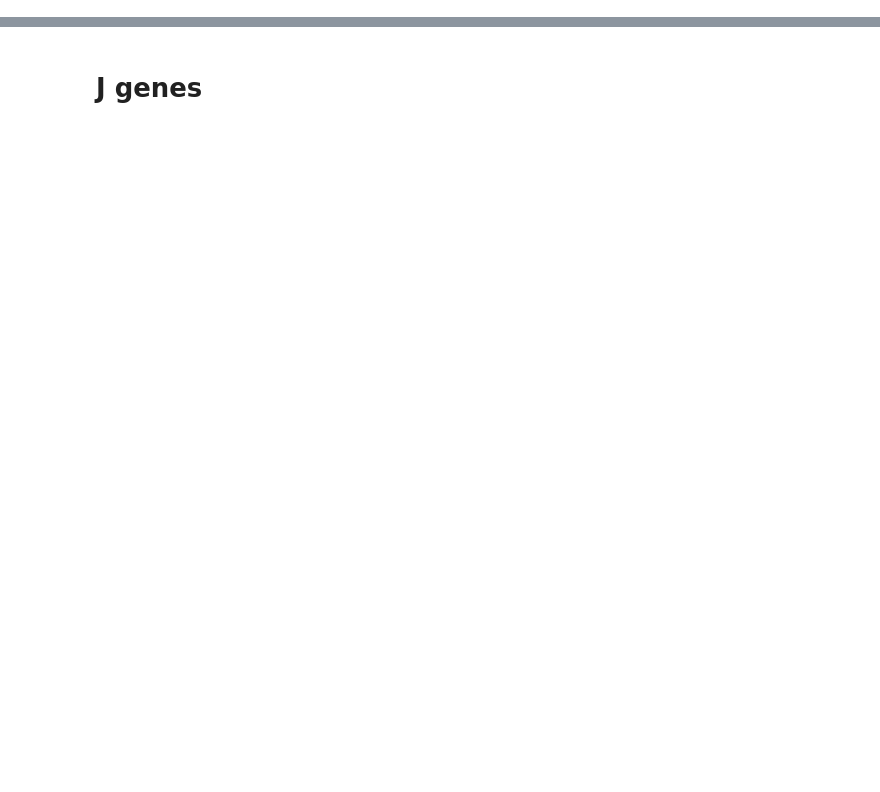
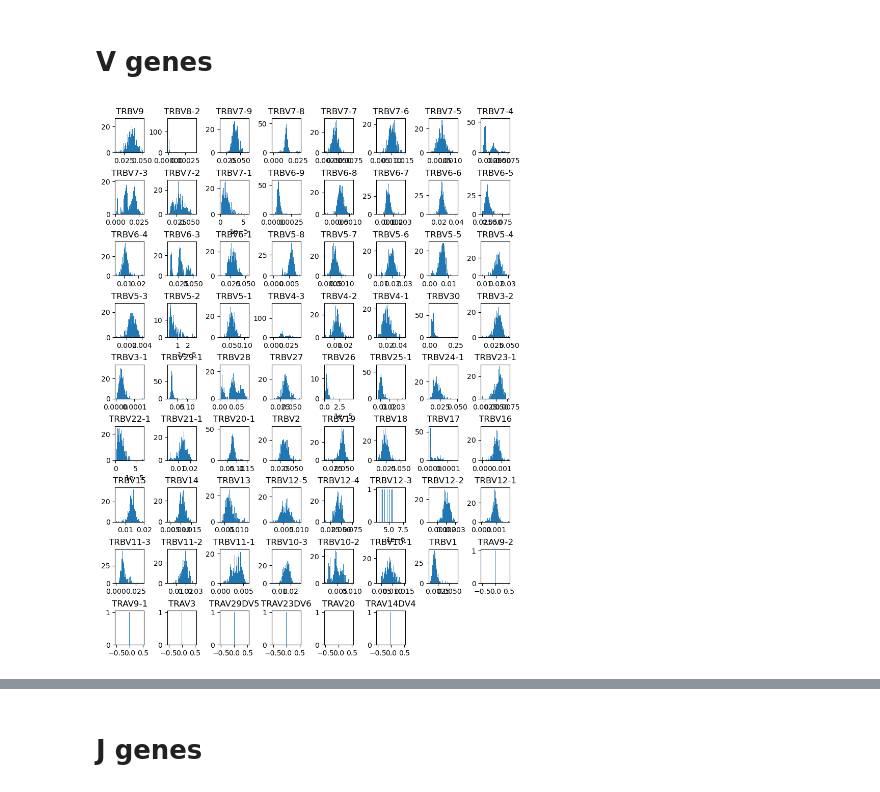
Before and after one commit to Olga-Bagrova/RepSeq_TCRanalysis, a Jupyter notebook: notebooks/Analysis_cohort_II_basics.ipynb, the cells around one changed output, grey strips where cells are left out. Cells and saved outputs as stored; diff of their text form; code cells hidden in the pictures; blank space fills up the shorter version.

```diff
--- a/notebooks/Analysis_cohort_II_basics.ipynb
+++ b/notebooks/Analysis_cohort_II_basics.ipynb
@@ -117,0 +186,3 @@ plt.show()
+# %%
+metadata["id"] = metadata.file_name.str.split('/').str[-1]
+metadata
@@ -117,0 +203,4 @@ plt.show()
+# %%
+df_v = pd.read_csv("df_v_unnorm.csv")
+df_v_clean = df_v.drop(["TRAV9-2", "TRBV8-2", "TRBV7-1", "TRAV9-1", "TRBV5-2", "TRBV26", "TRBV3-1", "TRAV33", "TRAV3", "TRAV29DV5", "TRAV23DV6",
+                        "TRAV20", "TRAV16", "TRAV14DV4", "TRBV12-3", "TRBV22-1", "Unnamed: 0"], axis=1)
@@ -117,0 +232,7 @@ plt.show()
+# %%
+df_v_norm = NormalizedSegmentUsageTable(segment_usage_matrix=df_v.drop(['id'], axis=1), metadata=metadata).preprocess_usage_table(df_v.drop(['id'], axis=1))
+df_v_norm['id'] = df_v['id']
+df_d_norm = NormalizedSegmentUsageTable(segment_usage_matrix=df_d.drop(['id'], axis=1), metadata=metadata).preprocess_usage_table(df_d.drop(['id'], axis=1))
+df_d_norm['id'] = df_d['id']
+df_j_norm = NormalizedSegmentUsageTable(segment_usage_matrix=df_j.drop(['id'], axis=1), metadata=metadata).preprocess_usage_table(df_j.drop(['id'], axis=1))
+df_j_norm['id'] = df_j['id']
@@ -117,0 +287,13 @@ plt.show()
+# %% [markdown]
+# V genes
+# %%
+plt.figure(figsize=(10,15))
+
+for i, column in enumerate(df_v_norm.drop(['id'], axis=1).columns):
+    plt.subplot(10, 8, i+1)
+    plt.hist(x=df_v_norm[column], bins=100)
+    plt.title(f'{column}')
+plt.subplots_adjust(wspace=0.8, hspace=0.8)
+plt.show()
+# %% [output]
+[figure, added]
```
Also changed, not shown: parts of 90 cells of this notebook.
